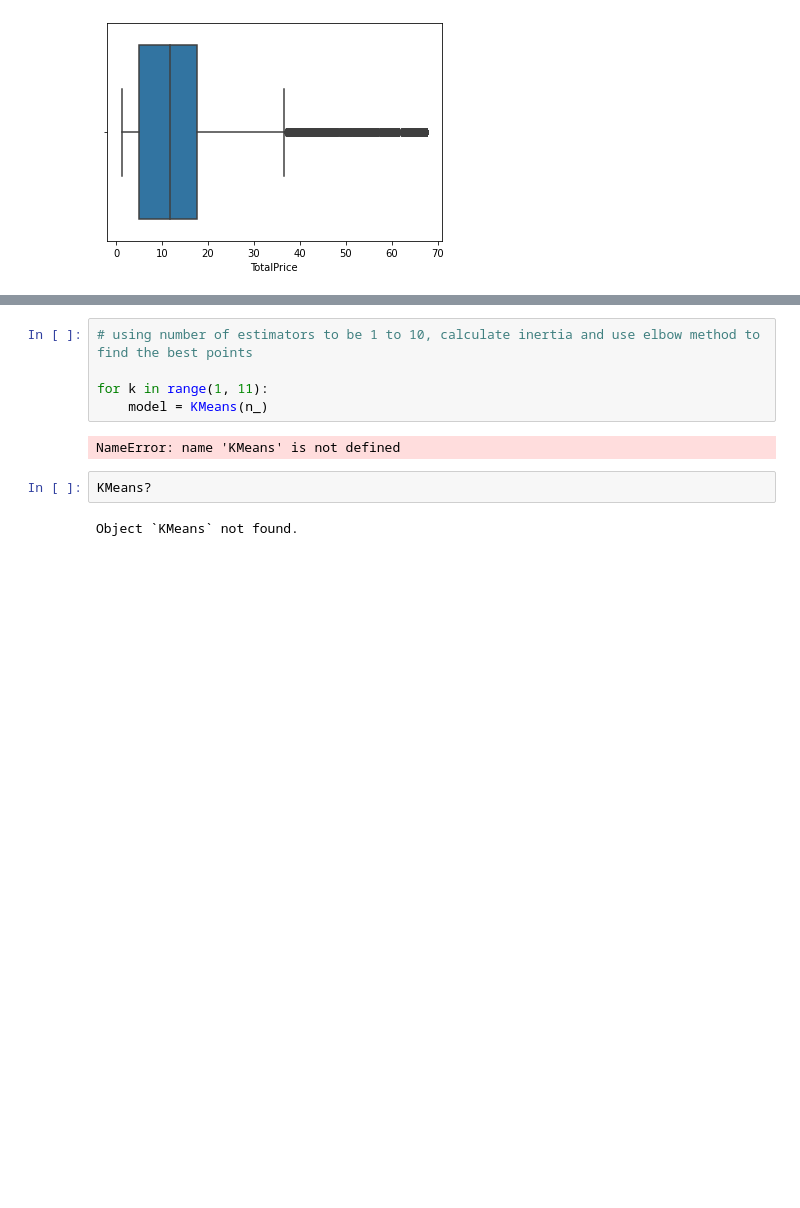
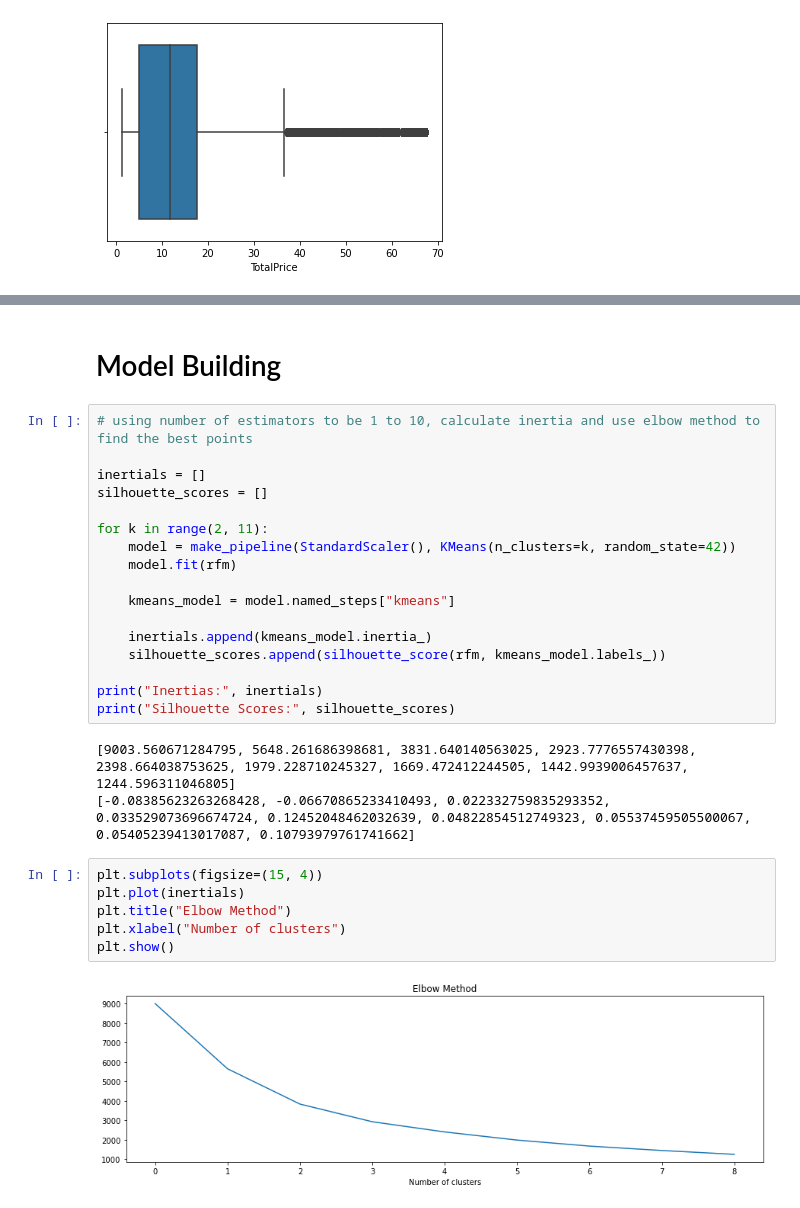
Before and after one commit to Sodiqlef/KMeans-RFM-customer-segmentation, a Jupyter notebook: KMeans-customers-segmentation.ipynb, the cells around one changed output, grey strips where cells are left out. Cells and saved outputs as stored; diff of their text form; blank space fills up the shorter version.

```diff
--- a/KMeans-customers-segmentation.ipynb
+++ b/KMeans-customers-segmentation.ipynb
@@ -211,11 +214,30 @@ scaled_data_df.aggregate(["mean", "std"])
-# %%
-# using number of estimators to be 1 to 10, calculate inertia and use elbow method to find the best points
-
-for k in range(1, 11):
-    model = KMeans(n_)
-# %% [output]
-NameError: name 'KMeans' is not defined
-# %%
-KMeans?
-# %% [output]
-Object `KMeans` not found.
+# %% [markdown]
+# Model Building
+# %%
+# using number of estimators to be 1 to 10, calculate inertia and use elbow method to find the best points
+
+inertials = []
+silhouette_scores = []
+
+for k in range(2, 11):
+    model = make_pipeline(StandardScaler(), KMeans(n_clusters=k, random_state=42))
+    model.fit(rfm)
+
+    kmeans_model = model.named_steps["kmeans"]
+
+    inertials.append(kmeans_model.inertia_)
+    silhouette_scores.append(silhouette_score(rfm, kmeans_model.labels_))
+
+print("Inertias:", inertials)
+print("Silhouette Scores:", silhouette_scores)
+# %% [output]
+[9003.560671284795, 5648.261686398681, 3831.640140563025, 2923.7776557430398, 2398.664038753625, 1979.228710245327, 1669.472412244505, 1442.9939006457637, 1244.596311046805]
+[-0.08385623263268428, -0.06670865233410493, 0.022332759835293352, 0.033529073696674724, 0.12452048462032639, 0.04822854512749323, 0.05537459505500067, 0.05405239413017087, 0.10793979761741662]
+# %%
+plt.subplots(figsize=(15, 4))
+plt.plot(inertials)
+plt.title("Elbow Method")
+plt.xlabel("Number of clusters")
+plt.show()
+# %% [output]
+[figure, added]
```
Also changed, not shown: parts of 10 cells of this notebook.
